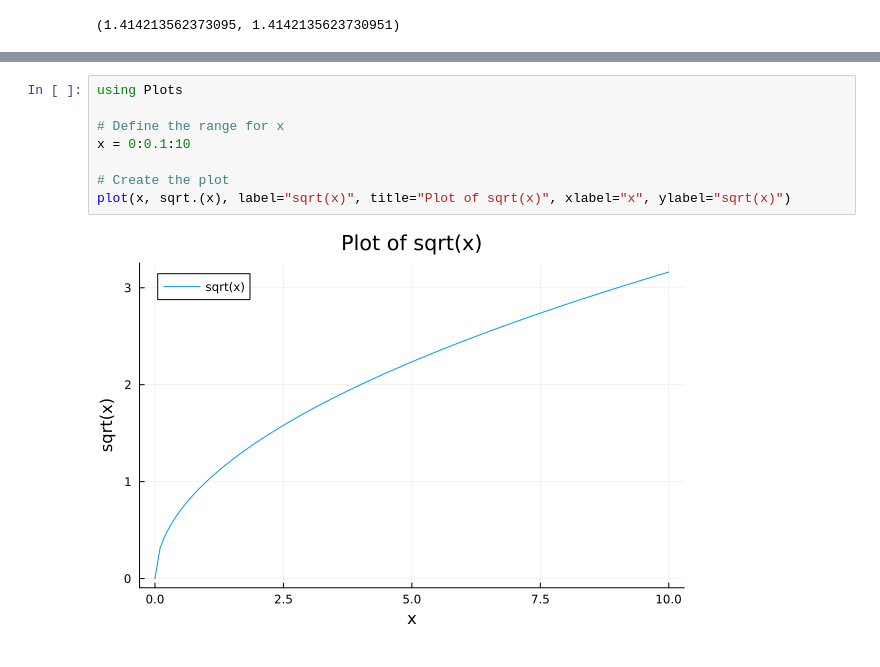
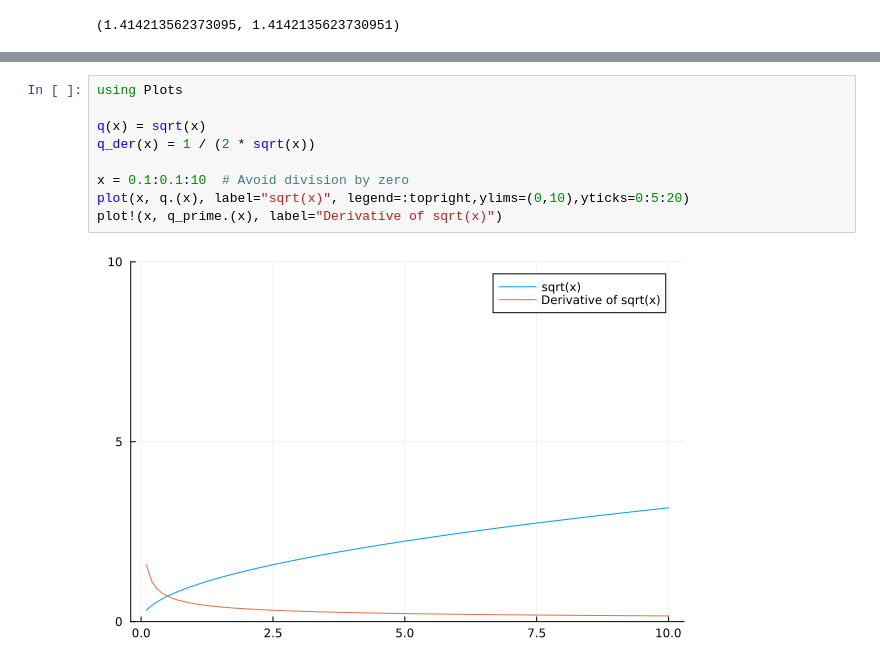
Before and after one commit to BestaSaiPrathap/BTP-Besta-Sai-Prathap, a Jupyter notebook: AutoDiff/autodiff27-7.ipynb, the cells around one changed output, grey strips where cells are left out. Saved outputs shown, nothing was run; the diff lists cells and outputs as text.

```diff
--- a/AutoDiff/autodiff27-7.ipynb
+++ b/AutoDiff/autodiff27-7.ipynb
@@ -302,10 +303,11 @@ plot!(sqrt,i,x="black",label="sqrt",title = "Babylonians derivative of √")
-# %%
-using Plots
-
-# Define the range for x
-x = 0:0.1:10
-
-# Create the plot
-plot(x, sqrt.(x), label="sqrt(x)", title="Plot of sqrt(x)", xlabel="x", ylabel="sqrt(x)")
-# %% [output]
-[figure, removed]
+# %%
+using Plots
+
+q(x) = sqrt(x)
+q_der(x) = 1 / (2 * sqrt(x))
+
+x = 0.1:0.1:10  # Avoid division by zero
+plot(x, q.(x), label="sqrt(x)", legend=:topright,ylims=(0,10),yticks=0:5:20)
+plot!(x, q_prime.(x), label="Derivative of sqrt(x)")
+# %% [output]
+[figure, added]
```
Also changed, not shown: parts of 5 cells of this notebook.
